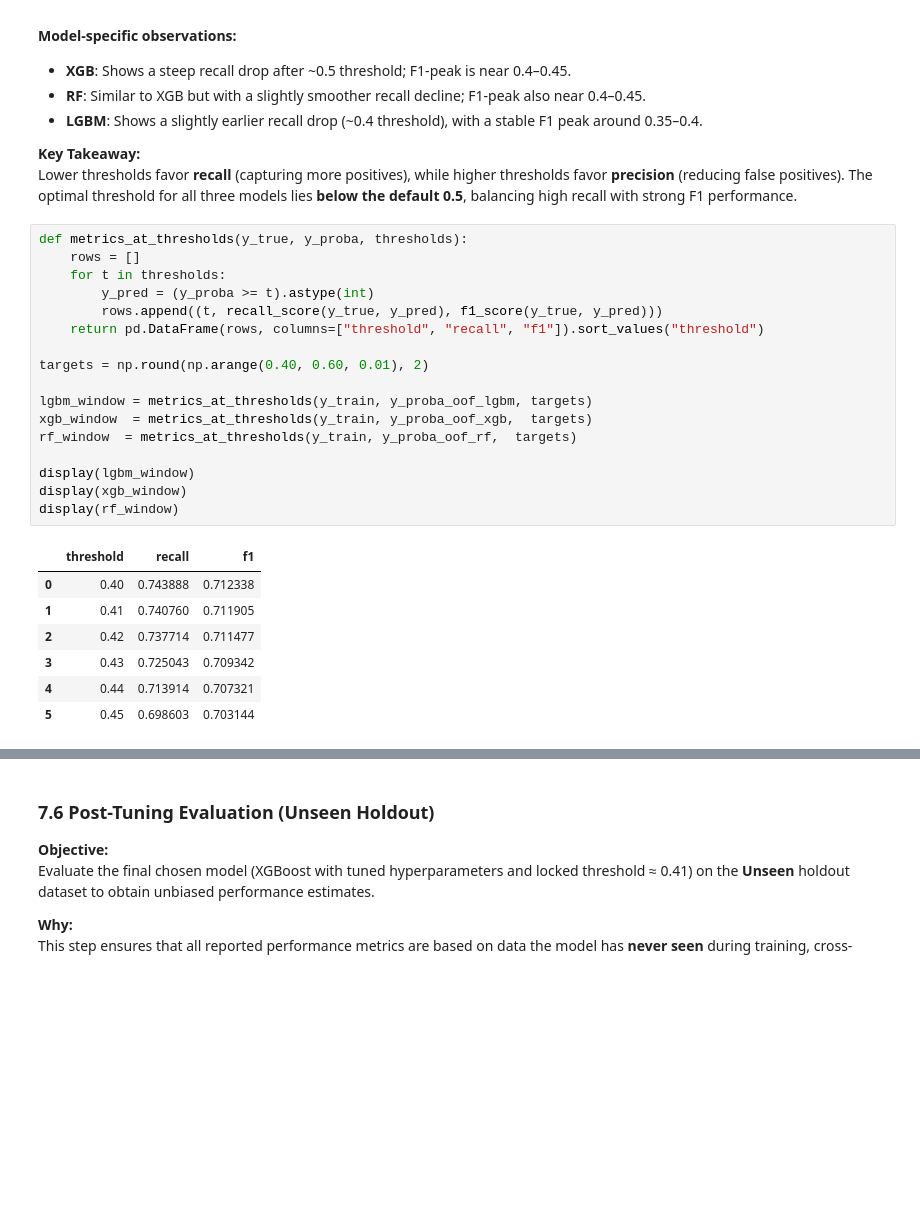
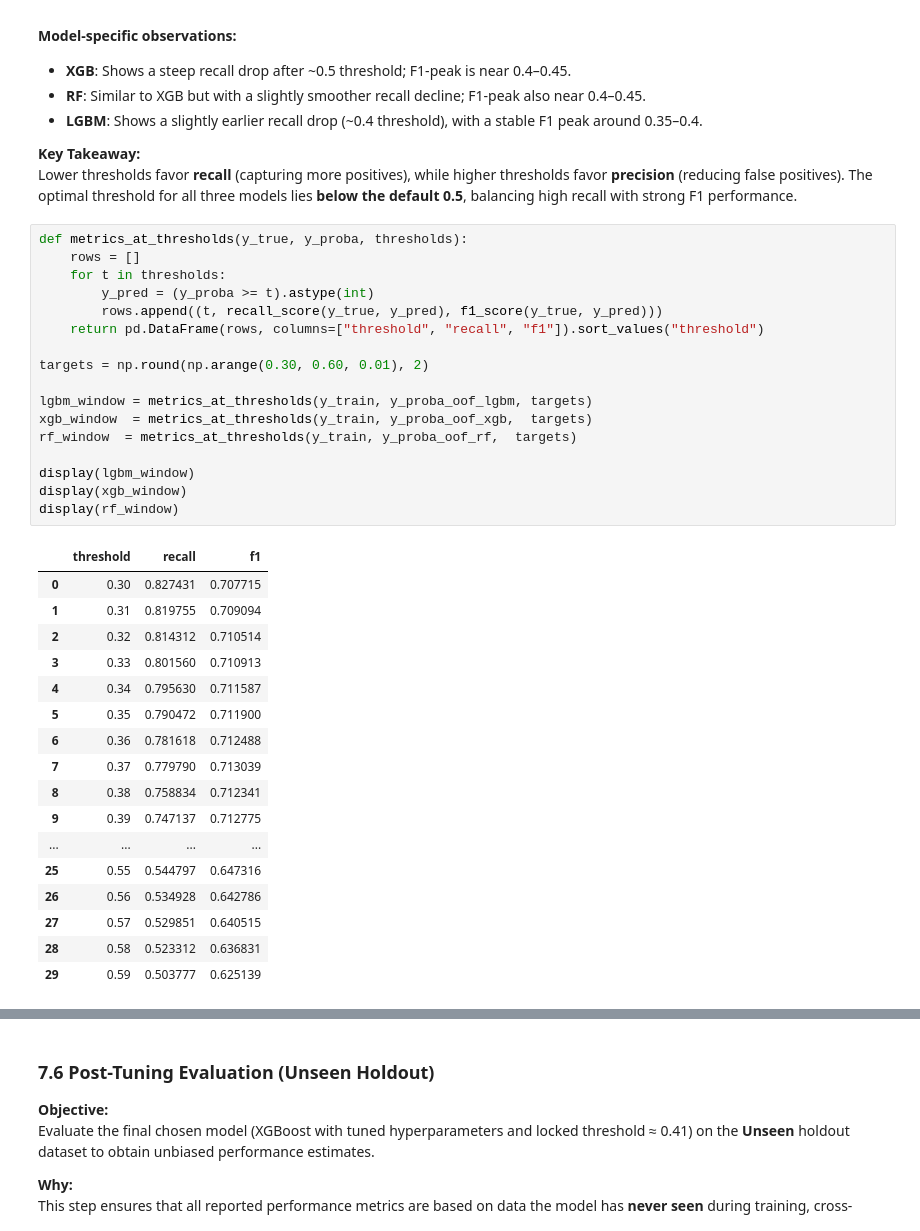
Before and after one commit to AliefRND/MachineLearningProject, a Jupyter notebook: notebooks/Notebook.ipynb, the cells around one changed output, grey strips where cells are left out. Cells and saved outputs as stored; diff of their text form; blank space fills up the shorter version.

```diff
--- a/notebooks/Notebook.ipynb
+++ b/notebooks/Notebook.ipynb
@@ -1690,26 +1710,36 @@ Lower thresholds favor **recall** (capturing more positives), while higher thres
 # %%
 def metrics_at_thresholds(y_true, y_proba, thresholds):
     rows = []
     for t in thresholds:
         y_pred = (y_proba >= t).astype(int)
         rows.append((t, recall_score(y_true, y_pred), f1_score(y_true, y_pred)))
     return pd.DataFrame(rows, columns=["threshold", "recall", "f1"]).sort_values("threshold")
 
-targets = np.round(np.arange(0.40, 0.60, 0.01), 2)
+targets = np.round(np.arange(0.30, 0.60, 0.01), 2)
 
 lgbm_window = metrics_at_thresholds(y_train, y_proba_oof_lgbm, targets)
 xgb_window  = metrics_at_thresholds(y_train, y_proba_oof_xgb,  targets)
 rf_window  = metrics_at_thresholds(y_train, y_proba_oof_rf,  targets)
 
 display(lgbm_window)
 display(xgb_window)
 display(rf_window)
 # %% [output]
 |  | threshold | recall | f1 |
-| 0 | 0.40 | 0.743888 | 0.712338 |
-| 1 | 0.41 | 0.740760 | 0.711905 |
-| 2 | 0.42 | 0.737714 | 0.711477 |
-| 3 | 0.43 | 0.725043 | 0.709342 |
-| 4 | 0.44 | 0.713914 | 0.707321 |
-| 5 | 0.45 | 0.698603 | 0.703144 |
+| 0 | 0.30 | 0.827431 | 0.707715 |
+| 1 | 0.31 | 0.819755 | 0.709094 |
+| 2 | 0.32 | 0.814312 | 0.710514 |
+| 3 | 0.33 | 0.801560 | 0.710913 |
+| 4 | 0.34 | 0.795630 | 0.711587 |
+| 5 | 0.35 | 0.790472 | 0.711900 |
+| 6 | 0.36 | 0.781618 | 0.712488 |
+| 7 | 0.37 | 0.779790 | 0.713039 |
+| 8 | 0.38 | 0.758834 | 0.712341 |
+| 9 | 0.39 | 0.747137 | 0.712775 |
+| ... | ... | ... | ... |
+| 25 | 0.55 | 0.544797 | 0.647316 |
+| 26 | 0.56 | 0.534928 | 0.642786 |
+| 27 | 0.57 | 0.529851 | 0.640515 |
+| 28 | 0.58 | 0.523312 | 0.636831 |
+| 29 | 0.59 | 0.503777 | 0.625139 |
 |  | threshold | recall | f1 |
```
Also changed, not shown: parts of 28 cells of this notebook.
